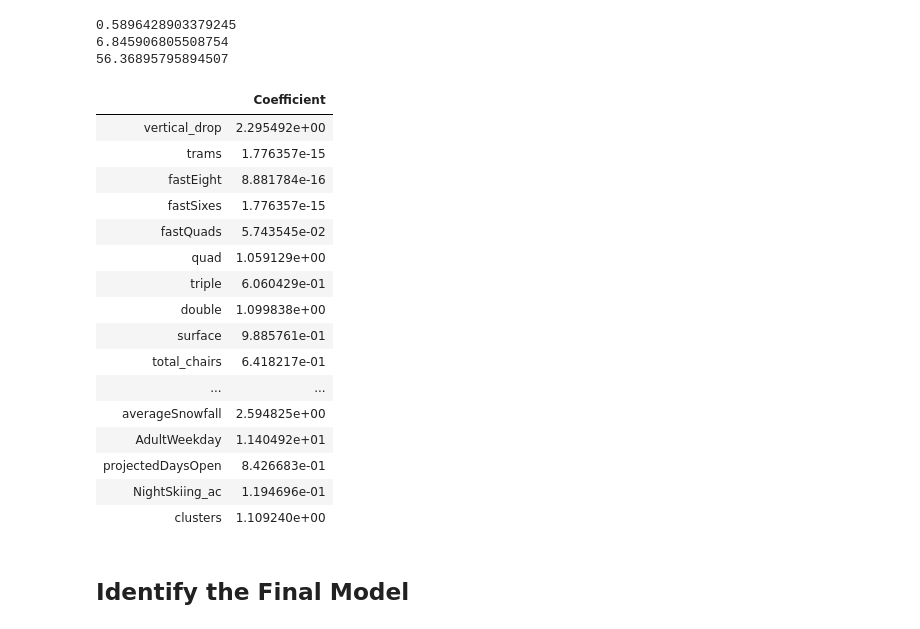
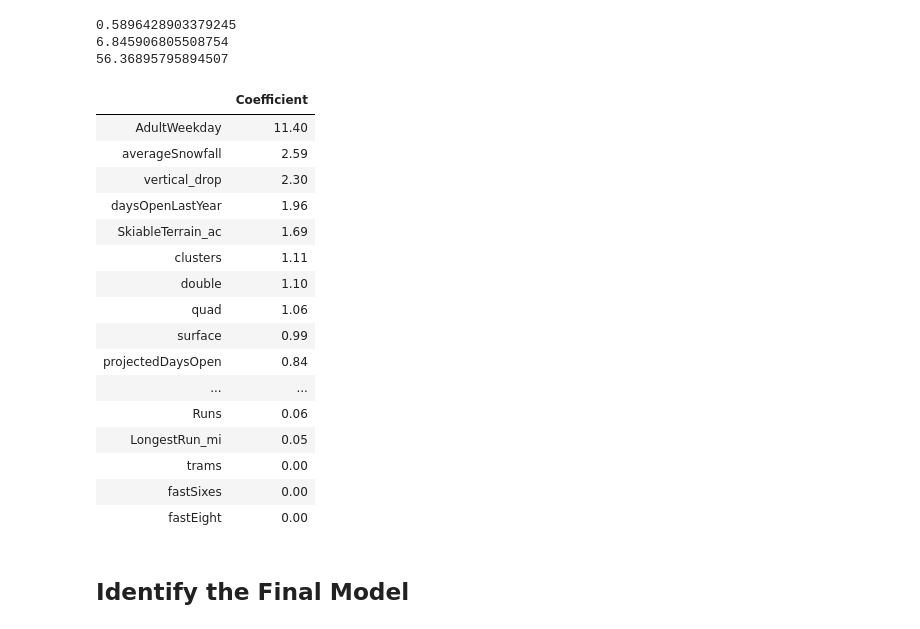
Before and after one commit to mehaksethi54/Project_Work, a Jupyter notebook: GuidedCapstoneStep4and5 (1).ipynb, the cells around one changed output. Cells and saved outputs as stored; diff of their text form; code cells hidden in the pictures.

```diff
--- a/GuidedCapstoneStep4and5 (1).ipynb
+++ b/GuidedCapstoneStep4and5 (1).ipynb
@@ -37,7 +37,7 @@ import matplotlib.pyplot as plt
 import pandas as pd
 import numpy as np
 %matplotlib inline
-
+pd.options.display.float_format = '{:.2f}'.format #breaking out of scientific notations for the full notebook
 os.getcwd()
 # %% [output]
 'C:\\Users\\Vatsla Issar\\Downloads'
@@ -364,25 +372,26 @@ print(lm3.intercept_)
 6.845906805508754
 56.36895795894507
 # %%
-pd.DataFrame(abs(lm3.coef_), X3.columns, columns=['Coefficient'])
+c=pd.DataFrame(abs(lm3.coef_), X3.columns, columns=['Coefficient'])
+c.sort_values(by='Coefficient', ascending=False)
 # %% [output]
 |  | Coefficient |
-| vertical_drop | 2.295492e+00 |
-| trams | 1.776357e-15 |
-| fastEight | 8.881784e-16 |
-| fastSixes | 1.776357e-15 |
-| fastQuads | 5.743545e-02 |
-| quad | 1.059129e+00 |
-| triple | 6.060429e-01 |
-| double | 1.099838e+00 |
-| surface | 9.885761e-01 |
-| total_chairs | 6.418217e-01 |
+| AdultWeekday | 11.40 |
+| averageSnowfall | 2.59 |
+| vertical_drop | 2.30 |
+| daysOpenLastYear | 1.96 |
+| SkiableTerrain_ac | 1.69 |
+| clusters | 1.11 |
+| double | 1.10 |
+| quad | 1.06 |
+| surface | 0.99 |
+| projectedDaysOpen | 0.84 |
 | ... | ... |
-| averageSnowfall | 2.594825e+00 |
-| AdultWeekday | 1.140492e+01 |
-| projectedDaysOpen | 8.426683e-01 |
-| NightSkiing_ac | 1.194696e-01 |
-| clusters | 1.109240e+00 |
+| Runs | 0.06 |
+| LongestRun_mi | 0.05 |
+| trams | 0.00 |
+| fastSixes | 0.00 |
+| fastEight | 0.00 |
 # %% [markdown]
 ## Identify the Final Model
 # %% [markdown]
```
Also changed, not shown: parts of 11 cells of this notebook.
